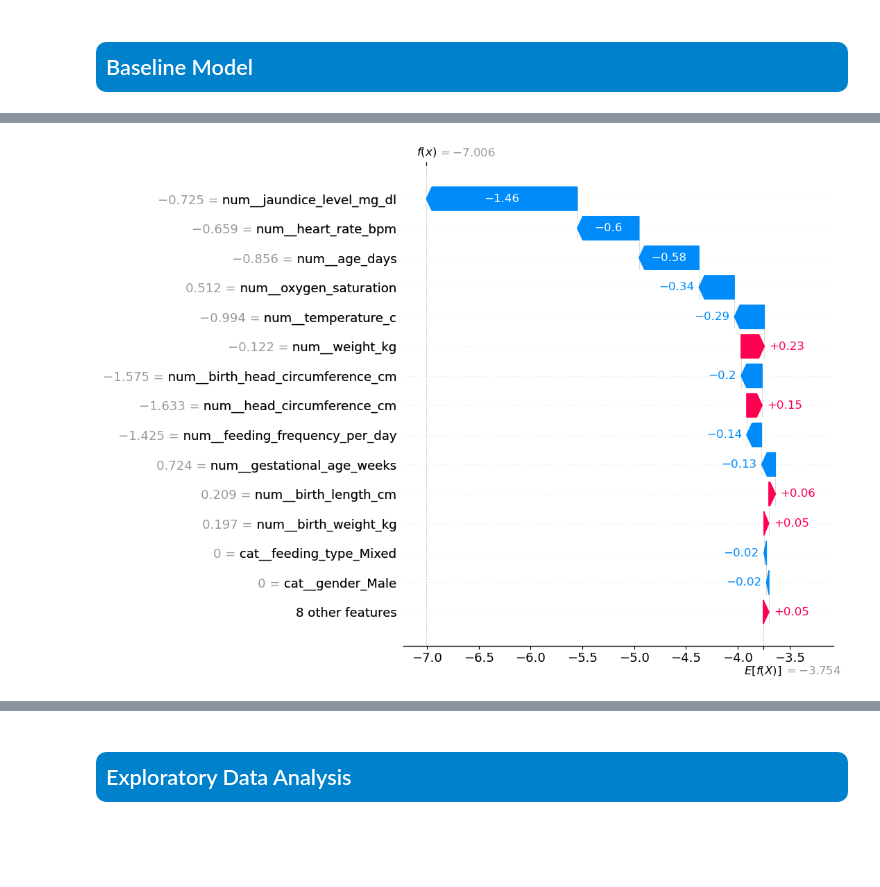
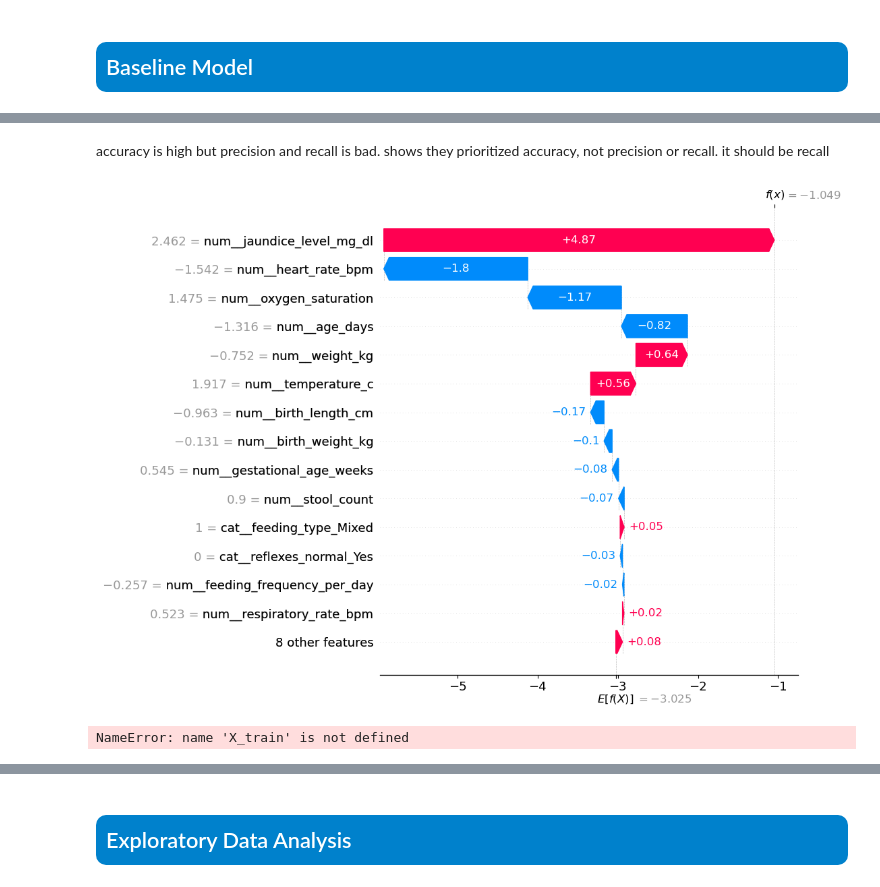
Before and after one commit to R-Vel/ML_Lab2, a Jupyter notebook: report.ipynb, the cells around one changed output, grey strips where cells are left out. Drawn from its saved outputs; the diff is of its cells as text; code cells hidden in the pictures; blank space fills up the shorter version.

```diff
--- a/report.ipynb
+++ b/report.ipynb
@@ -248,3 +250,4 @@ To further the study, here are some recommendations to improve the model:
 # %%
 # load the data frame
 df = pd.read_csv('historical.csv')
+fn_details = pd.read_csv('corrected_false_negatives.csv')
@@ -266,3 +265,9 @@ https://scikit-learn.org/stable/model_persistence.html#security-maintainability-
+# %%
+# get complete columns for false negative babies
+
+fn_df = fn_details.merge(df,
+                         on=fn_details.columns.tolist(),
+                         how='left')
 # %% [markdown]
 ## <div style="background-color:#0081CC; padding:10px; border-radius:10px; color:white; width:auto;">Baseline Model</div>
 # %%
@@ -277,0 +297,10 @@ print(model.named_steps)
+# %%
+# get features used in old model
+
+features = {}
+for row in model.named_steps['preprocess'].transformers_:
+    dtype, preprocess, col_list = row
+    features[dtype] = col_list
+
+all_features = [col for cols in features.values() for col in cols]
+all_features
@@ -277,0 +340,6 @@ print(model.named_steps)
+# %%
+target_col = "risk_level"
+X = df.drop(columns=[target_col])
+X = df[all_features]
+fn_df = fn_df[all_features]
+y = df[target_col]
@@ -326,31 +412,48 @@ Recall: 0.571
+# %% [markdown]
+accuracy is high but precision and recall is bad. shows they prioritized accuracy, not precision or recall. it should be recall
 # %%
-# Keep the 20 training features
-X = df[['gender', 'gestational_age_weeks', 'birth_weight_kg', 'birth_length_cm',
-        'birth_head_circumference_cm', 'age_days', 'weight_kg', 'length_cm',
-        'head_circumference_cm', 'temperature_c', 'heart_rate_bpm',
-        'respiratory_rate_bpm', 'oxygen_saturation', 'feeding_type',
-        'feeding_frequency_per_day', 'urine_output_count', 'stool_count',
-        'jaundice_level_mg_dl', 'immunizations_done', 'reflexes_normal']]
-
 # Extract pipeline parts
 preprocess = model.named_steps['preprocess']
 clf = model.named_steps['clf']
 
 # Transform full dataset
-X_transformed = preprocess.transform(X)
+X_transformed = preprocess.transform(X_train)
 feature_names = preprocess.get_feature_names_out()
 
 # Initialize SHAP explainer on the classifier
 explainer = shap.Explainer(clf, X_transformed, feature_names=feature_names)
 
 # Select one instance
-instance_index = 7
-x_instance = X_transformed[instance_index:instance_index + 1]
+instance_index = 0
+x_instance = preprocess.transform(fn_df.iloc[[instance_index], :])
 
 # Compute SHAP values for that instance
 shap_values = explainer(x_instance)
 
 # Waterfall plot
 shap.plots.waterfall(shap_values[0], max_display=15)
 # %% [output]
-[figure, old version]
+[figure, new version]
+# %%
+# Extract pipeline parts
+preprocess = model.named_steps['preprocess']
+clf = model.named_steps['clf']
+
+# Transform full dataset
+X_transformed = preprocess.transform(X_train)
+feature_names = preprocess.get_feature_names_out()
+
+for i in range(len(fn_df)):
+    # Transform one instance at a time
+    x_instance = preprocess.transform(fn_df.iloc[[i], :])
+
+    # Compute SHAP values
+    shap_values = explainer(x_instance)
+
+    # Plot or save each explanation
+    shap.plots.waterfall(shap_values[0], max_display=15)
+
+    # Optional: pause or log
+    print(f"Explained instance {i}")
+# %% [output]
+NameError: name 'X_train' is not defined
```
Also changed, not shown: parts of 34 cells of this notebook, 2 other files.
